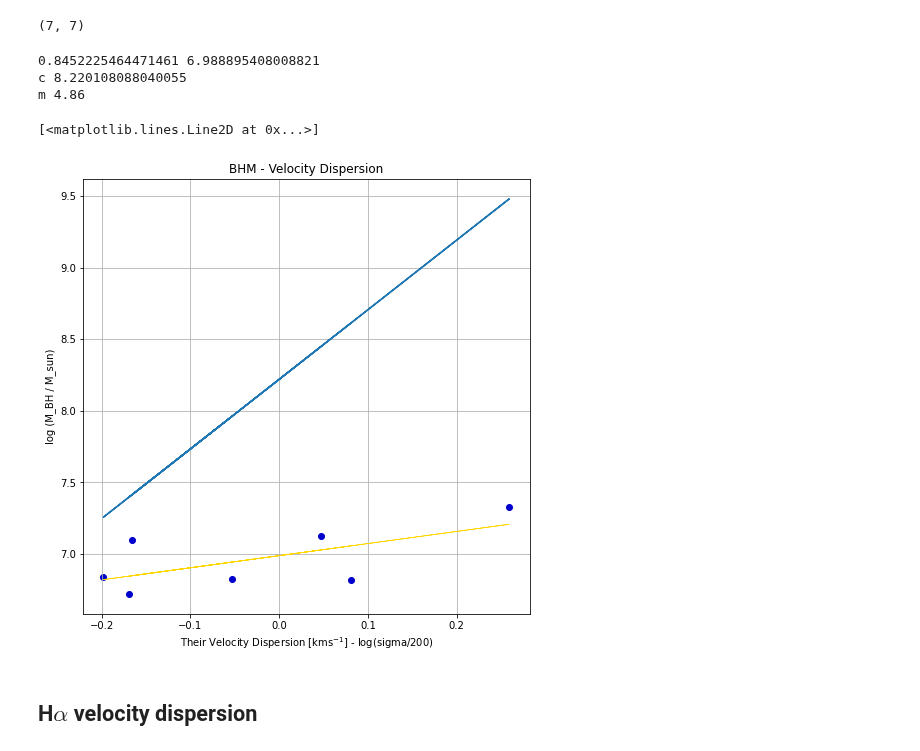
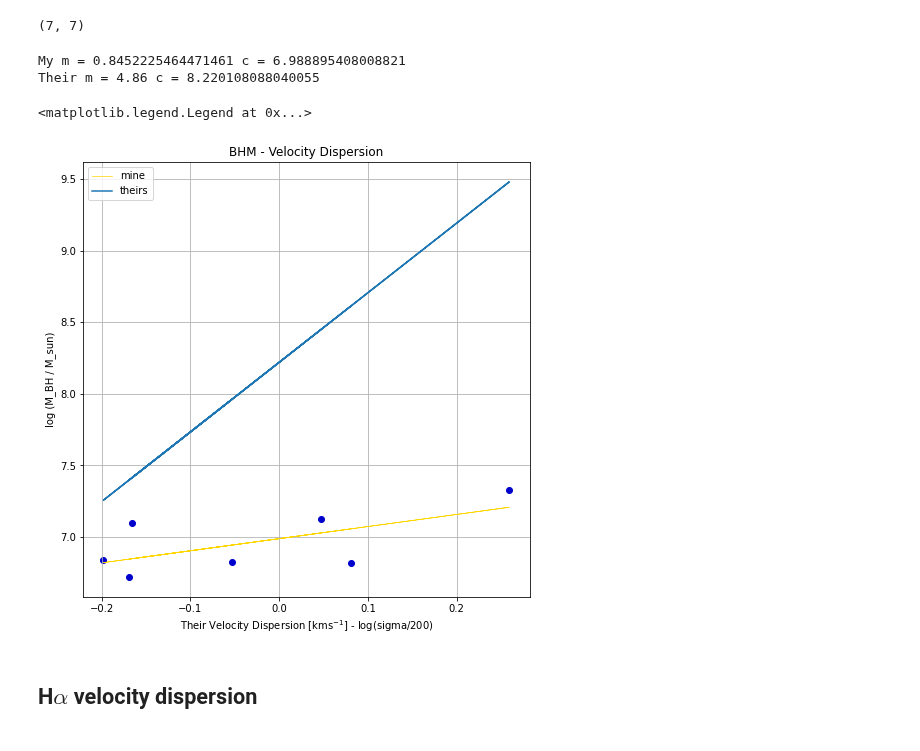
Before and after one commit to Natacha-U/Snr-Prj, a Jupyter notebook: Display_Results.ipynb, the cells around one changed output. Drawn from its saved outputs; the diff is of its cells as text; code cells hidden in the pictures.

Commit message:
added new graphs for results

```diff
--- a/Display_Results.ipynb
+++ b/Display_Results.ipynb
@@ -547,43 +547,43 @@ plt.title('BHM - Velocity Dispersion')
 plt.scatter(file_vdis_copy, bhm_copy,  marker = 'o', color = 'mediumblue')
 
 # plt.plot([0,8], [0,8], color = 'gold', linewidth = 2)
 # plt.xlim(1,4)
 # plt.ylim(6,8)
 
 a, b = np.polyfit(file_vdis_copy, bhm_copy,1)
-plt.plot(file_vdis_copy, a*file_vdis_copy + b, linewidth = 0.7, color = 'gold')
-print(a, b)
+plt.plot(file_vdis_copy, a*file_vdis_copy + b, linewidth = 0.7, color = 'gold', label = 'mine')
+print('My m =', a, 'c =', b)
 
 m = 4.86
 c = np.log10(1.66*(10**8))
 c2 = np.log10((1.66+0.24)*(10**8))
 c3 = np.log10((1.66-0.24)*(10**8))
-print('c', c)
-print('m', m)
+print('Their m =', m, 'c =', c)
 
 y = m*file_vdis_copy + c
 # y2 = (m+0.43)*file_vdis_copy + c
 # y3 = (m-0.43)*file_vdis_copy + c
 # y4 = m*file_vdis_copy + c2
 # y5 = m*file_vdis_copy + c3
 
-plt.plot(file_vdis_copy, y)
+plt.plot(file_vdis_copy, y, label = 'theirs')
 # plt.scatter(0, c)
 # plt.plot(file_vdis_copy, y2)
 # plt.plot(file_vdis_copy, y3)
 # plt.plot(file_vdis_copy, y4)
 # plt.plot(file_vdis_copy, y5)
 
+plt.legend()
+
 # for i in range(len(mangaid_copy)):
 #     plt.text(bhm_copy[i], file_vdis_copy[i], '({})'.format(mangaid[i]))
 
 # plt.savefig('Images/BHM_vdis.png', bbox_inches = 'tight')
 # %% [output]
-0.8452225464471461 6.988895408008821
-c 8.220108088040055
-m 4.86
+My m = 0.8452225464471461 c = 6.988895408008821
+Their m = 4.86 c = 8.220108088040055
-[<matplotlib.lines.Line2D at 0x...>]
+<matplotlib.legend.Legend at 0x...>
-[figure, old version]
+[figure, new version]
 # %% [markdown]
 ## H$\alpha$ velocity dispersion
 # %%
```
Also changed, not shown: parts of 5 cells of this notebook, 3 other files.
